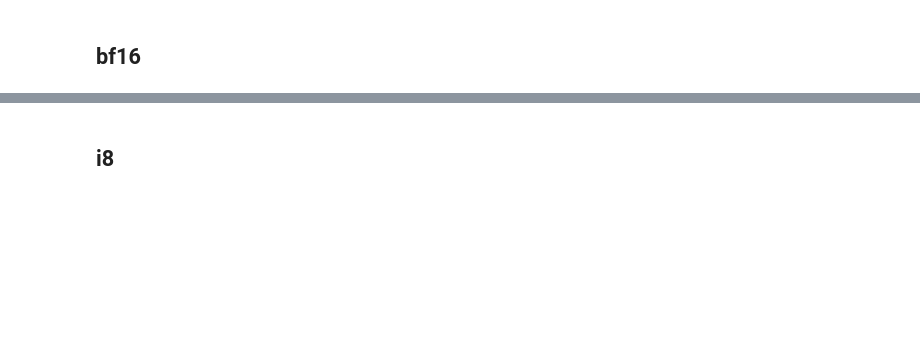
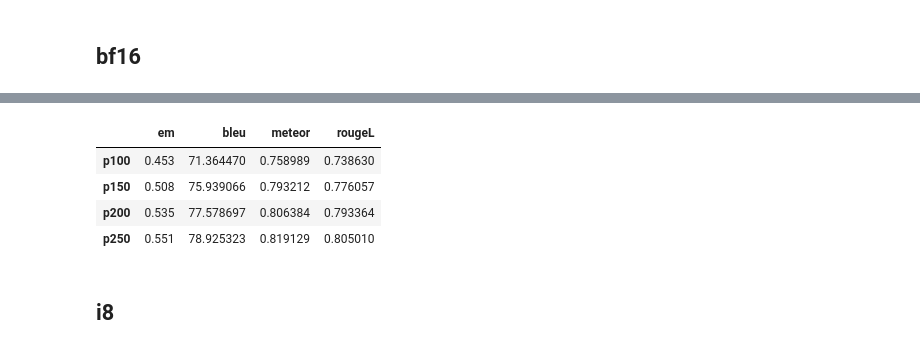
Before and after one commit to AISE-TUDelft/LLM4Code-memtune-ext, a Jupyter notebook: experiments/quantization/forgetting/results/results_forg.ipynb, the cells around one changed output, grey strips where cells are left out. Saved outputs shown, nothing was run; the diff lists cells and outputs as text; code cells hidden in the pictures; blank space fills up the shorter version.

```diff
--- a/experiments/quantization/forgetting/results/results_forg.ipynb
+++ b/experiments/quantization/forgetting/results/results_forg.ipynb
@@ -399,3 +391,11 @@ plen_bf16_baseline
+# %%
+plen_bf16_ep0
+# %% [output]
+|  | em | bleu | meteor | rougeL |
+| p100 | 0.453 | 71.364470 | 0.758989 | 0.738630 |
+| p150 | 0.508 | 75.939066 | 0.793212 | 0.776057 |
+| p200 | 0.535 | 77.578697 | 0.806384 | 0.793364 |
+| p250 | 0.551 | 78.925323 | 0.819129 | 0.805010 |
 # %% [markdown]
 ## i8
 # %%
```
Also changed, not shown: parts of 16 cells of this notebook, 12 other files.
